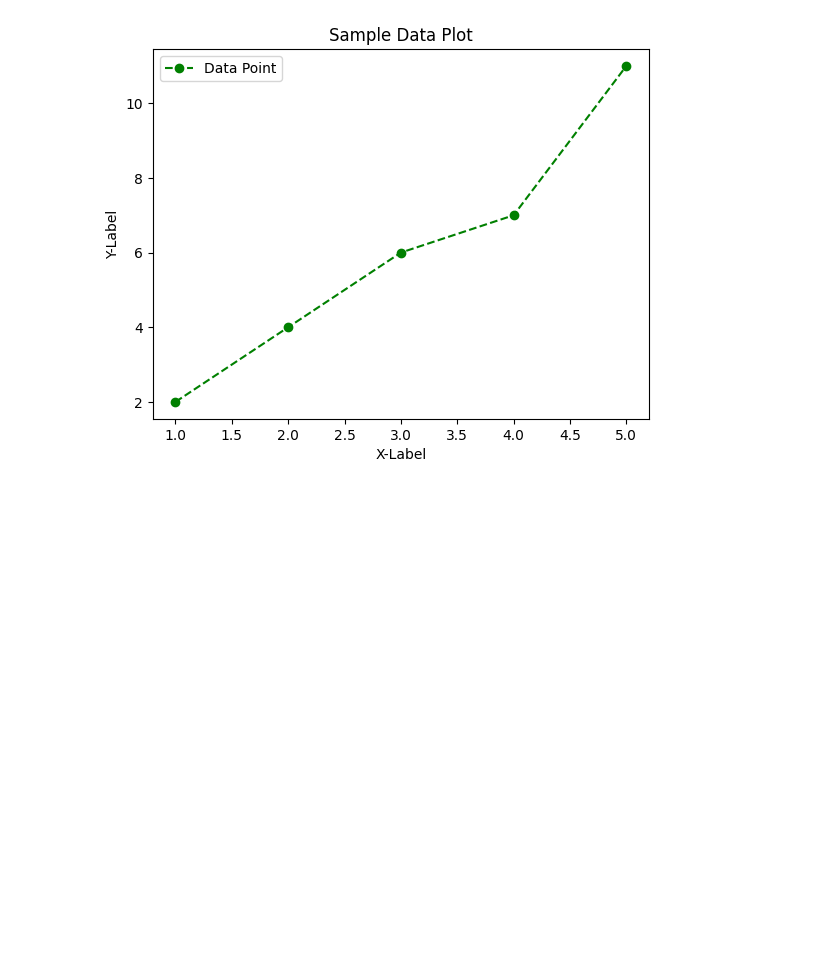
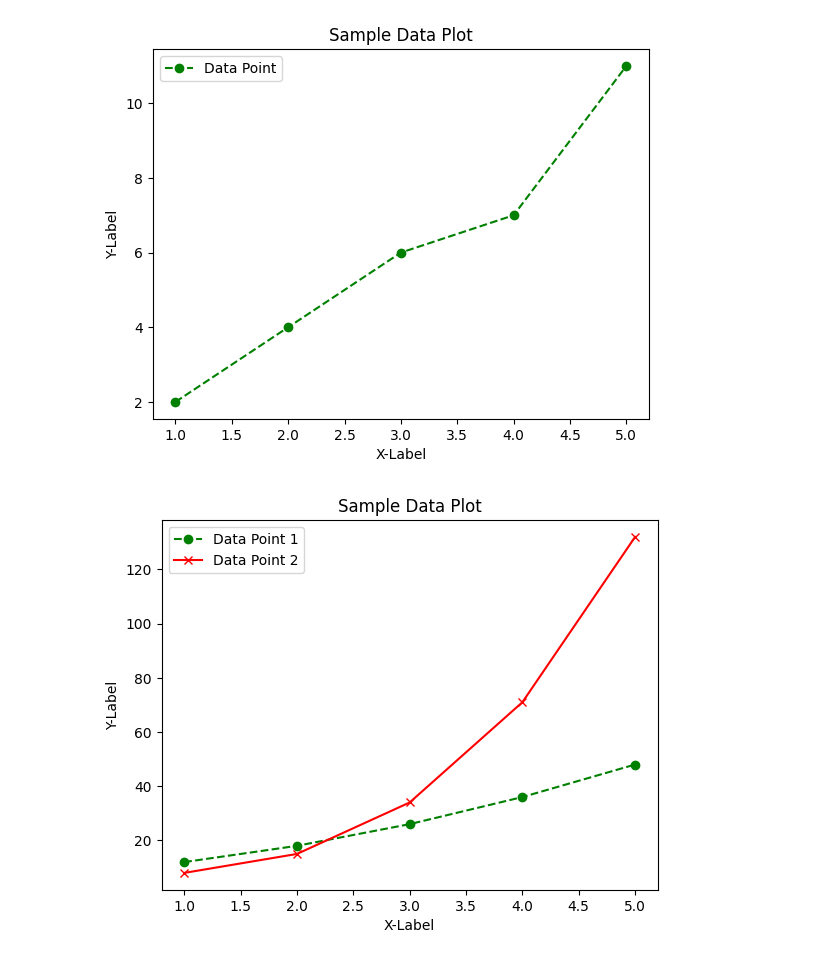
Before and after one commit to harshitar31/Data-Visualization-Course, a Jupyter notebook: 1.Matplotlib_pyplot/installation.ipynb, the cells around one changed output. Saved outputs shown, nothing was run; the diff lists cells and outputs as text; code cells hidden in the pictures; blank space fills up the shorter version.

Commit message:
adding twio graphs to the plot

```diff
--- a/1.Matplotlib_pyplot/installation.ipynb
+++ b/1.Matplotlib_pyplot/installation.ipynb
@@ -99,3 +101,27 @@ plt.legend(["Data Point"])
 plt.savefig("plot1.png")
 # %% [output]
 [figure]
+# %%
+# Sample Data
+x1 = [1,2,3,4,5]
+y1 = list(map(lambda x : x**2 + 3*x + 8, x1))
+
+x2 = [1,2,3,4,5]
+y2 = list(map(lambda x : x**3 +  7, x2))
+
+# Title and labels
+plt.xlabel("X-Label")
+plt.ylabel("Y-Label")
+plt.title("Sample Data Plot")
+
+# Create a plot and add marker for points and change line style
+plt.plot(x1,y1,marker='o',linestyle='--',color='green')
+plt.plot(x2,y2,marker='x',color='red')
+
+# Create a legend
+plt.legend(["Data Point 1","Data Point 2"])
+
+# Display the plot
+plt.show()
+# %% [output]
+[figure, added]
```
Also changed, not shown: parts of 1 cell of this notebook.
